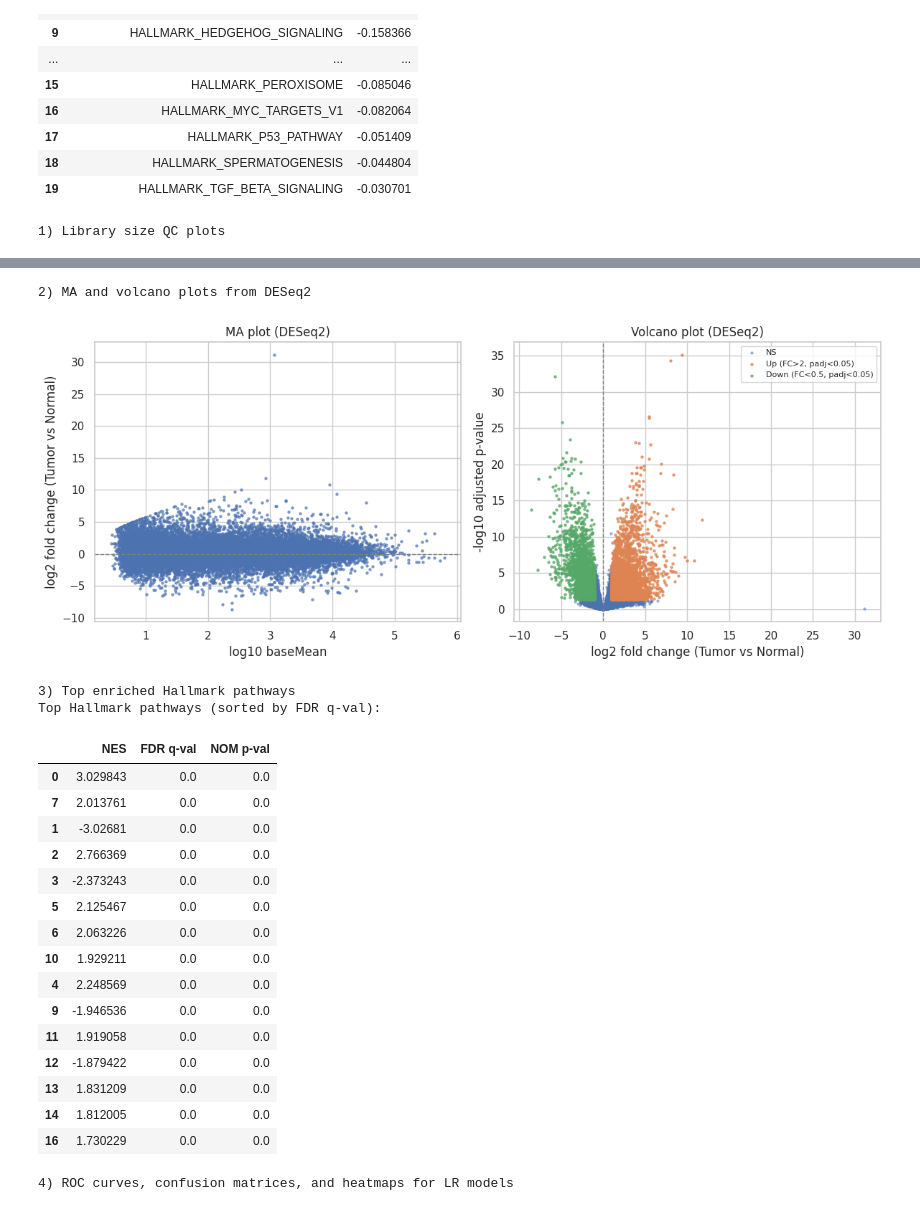
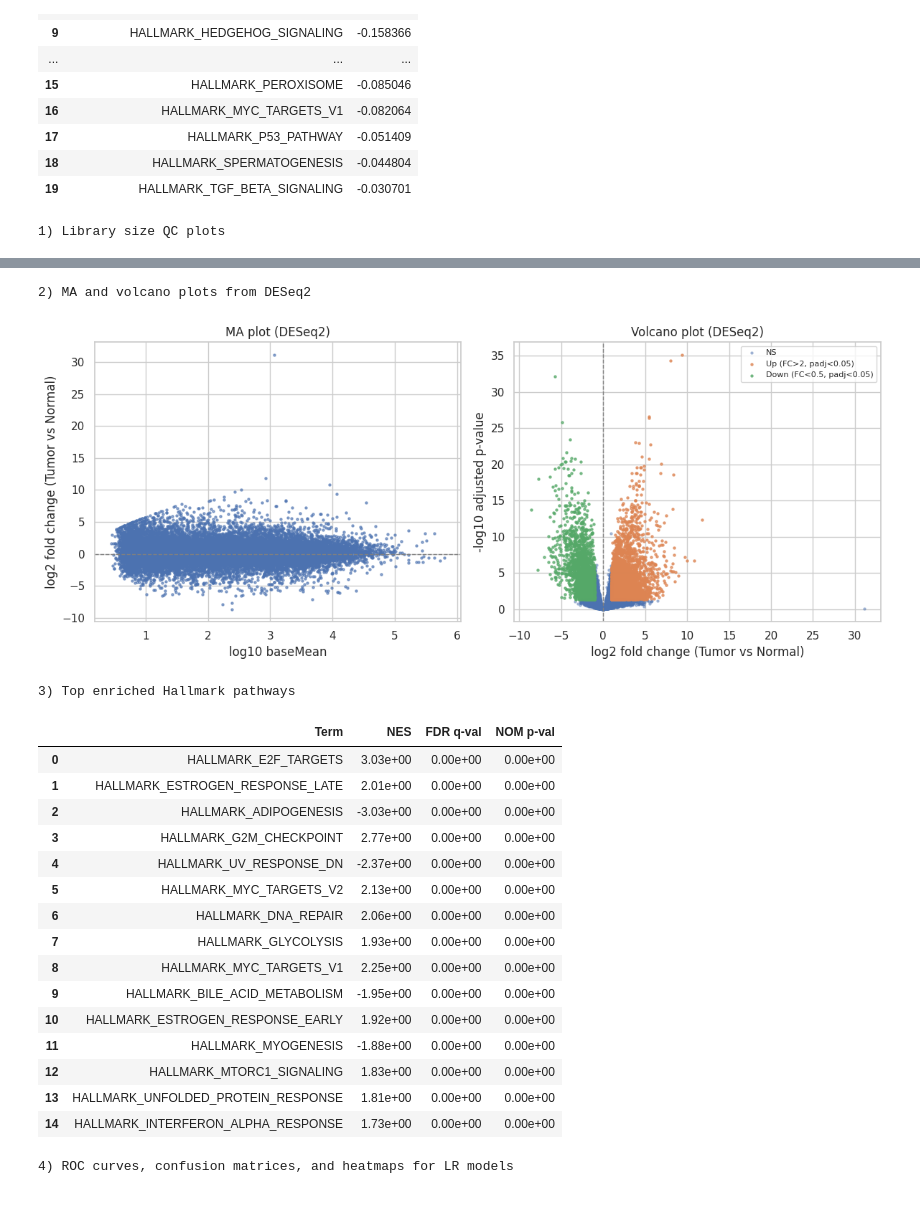
Before and after one commit to akhileshkumbhar05-ui/bioinformatics-course-project, a Jupyter notebook: Bioinformatics_Course_Project.ipynb, the cells around one changed output, grey strips where cells are left out. Saved outputs shown, nothing was run; the diff lists cells and outputs as text; code cells hidden in the pictures.

```diff
--- a/Bioinformatics_Course_Project.ipynb
+++ b/Bioinformatics_Course_Project.ipynb
@@ -1447,25 +1452,20 @@ plt.show()
 # ------------------------------------------------------------
 print("3) Top enriched Hallmark pathways")
 
-# Pick column to sort by
-if "FDR q-val" in gsea_results.columns:
-    pval_col = "FDR q-val"
-elif "NOM p-val" in gsea_results.columns:
-    pval_col = "NOM p-val"
-else:
-    # just use first numeric column if naming is unusual
-    numeric_cols = gsea_results.select_dtypes(include=[np.number]).columns
-    pval_col = numeric_cols[0]
+# Top enriched Hallmark pathways table (nicely formatted)
+top_n = 15  # or whatever you want to show
+cols_to_show = ["Term", "NES", "FDR q-val", "NOM p-val"]
 
 top_hallmark = (
-    gsea_results
-    .copy()
-    .sort_values(pval_col)
-    .head(15)[[c for c in ["NES", pval_col, "NOM p-val", "size"] if c in gsea_results.columns]]
+    gsea_results[cols_to_show]
+    .sort_values("FDR q-val")
+    .head(top_n)
+    .reset_index(drop=True)   # fix the 0,7,1,... indexing
 )
 
-print(f"Top Hallmark pathways (sorted by {pval_col}):")
-display(top_hallmark)
+# show with scientific notation for tiny FDRs
+with pd.option_context("display.float_format", "{:.2e}".format):
+    display(top_hallmark)
 
 # ------------------------------------------------------------
 # 4. ROC curves, confusion matrices, and heatmaps
@@ -1591,50 +1591,49 @@ paths_z = (paths_for_heatmap - paths_for_heatmap.mean()) / paths_for_heatmap.std
 fig, axes = plt.subplots(1, 2, figsize=(14, 6))
 
 sns.heatmap(
     genes_z.T,
     cmap="vlag",
     center=0,
     ax=axes[0],
 )
 axes[0].set_title("Top 25 gene features (LR)\nrows = genes, columns = samples")
 axes[0].set_xlabel("Samples (ordered by label)")
 axes[0].set_ylabel("Genes")
 
 sns.heatmap(
     paths_z.T,
     cmap="vlag",
     center=0,
     ax=axes[1],
 )
 axes[1].set_title("Top 25 pathway features (LR)\nrows = pathways, columns = samples")
 axes[1].set_xlabel("Samples (ordered by label)")
 axes[1].set_ylabel("Pathways")
 
 plt.tight_layout()
 plt.show()
 # %% [output]
 1) Library size QC plots
 [figure]
 2) MA and volcano plots from DESeq2
 [figure]
 3) Top enriched Hallmark pathways
-Top Hallmark pathways (sorted by FDR q-val):
-|  | NES | FDR q-val | NOM p-val |
-| 0 | 3.029843 | 0.0 | 0.0 |
-| 7 | 2.013761 | 0.0 | 0.0 |
-| 1 | -3.02681 | 0.0 | 0.0 |
-| 2 | 2.766369 | 0.0 | 0.0 |
-| 3 | -2.373243 | 0.0 | 0.0 |
-| 5 | 2.125467 | 0.0 | 0.0 |
-| 6 | 2.063226 | 0.0 | 0.0 |
-| 10 | 1.929211 | 0.0 | 0.0 |
-| 4 | 2.248569 | 0.0 | 0.0 |
-| 9 | -1.946536 | 0.0 | 0.0 |
-| 11 | 1.919058 | 0.0 | 0.0 |
-| 12 | -1.879422 | 0.0 | 0.0 |
-| 13 | 1.831209 | 0.0 | 0.0 |
-| 14 | 1.812005 | 0.0 | 0.0 |
-| 16 | 1.730229 | 0.0 | 0.0 |
+|  | Term | NES | FDR q-val | NOM p-val |
+| 0 | HALLMARK_E2F_TARGETS | 3.03e+00 | 0.00e+00 | 0.00e+00 |
+| 1 | HALLMARK_ESTROGEN_RESPONSE_LATE | 2.01e+00 | 0.00e+00 | 0.00e+00 |
+| 2 | HALLMARK_ADIPOGENESIS | -3.03e+00 | 0.00e+00 | 0.00e+00 |
+| 3 | HALLMARK_G2M_CHECKPOINT | 2.77e+00 | 0.00e+00 | 0.00e+00 |
+| 4 | HALLMARK_UV_RESPONSE_DN | -2.37e+00 | 0.00e+00 | 0.00e+00 |
+| 5 | HALLMARK_MYC_TARGETS_V2 | 2.13e+00 | 0.00e+00 | 0.00e+00 |
+| 6 | HALLMARK_DNA_REPAIR | 2.06e+00 | 0.00e+00 | 0.00e+00 |
+| 7 | HALLMARK_GLYCOLYSIS | 1.93e+00 | 0.00e+00 | 0.00e+00 |
+| 8 | HALLMARK_MYC_TARGETS_V1 | 2.25e+00 | 0.00e+00 | 0.00e+00 |
+| 9 | HALLMARK_BILE_ACID_METABOLISM | -1.95e+00 | 0.00e+00 | 0.00e+00 |
+| 10 | HALLMARK_ESTROGEN_RESPONSE_EARLY | 1.92e+00 | 0.00e+00 | 0.00e+00 |
+| 11 | HALLMARK_MYOGENESIS | -1.88e+00 | 0.00e+00 | 0.00e+00 |
+| 12 | HALLMARK_MTORC1_SIGNALING | 1.83e+00 | 0.00e+00 | 0.00e+00 |
+| 13 | HALLMARK_UNFOLDED_PROTEIN_RESPONSE | 1.81e+00 | 0.00e+00 | 0.00e+00 |
+| 14 | HALLMARK_INTERFERON_ALPHA_RESPONSE | 1.73e+00 | 0.00e+00 | 0.00e+00 |
 4) ROC curves, confusion matrices, and heatmaps for LR models
 [figure]
 [figure]
```
Also changed, not shown: parts of 2 cells of this notebook.
